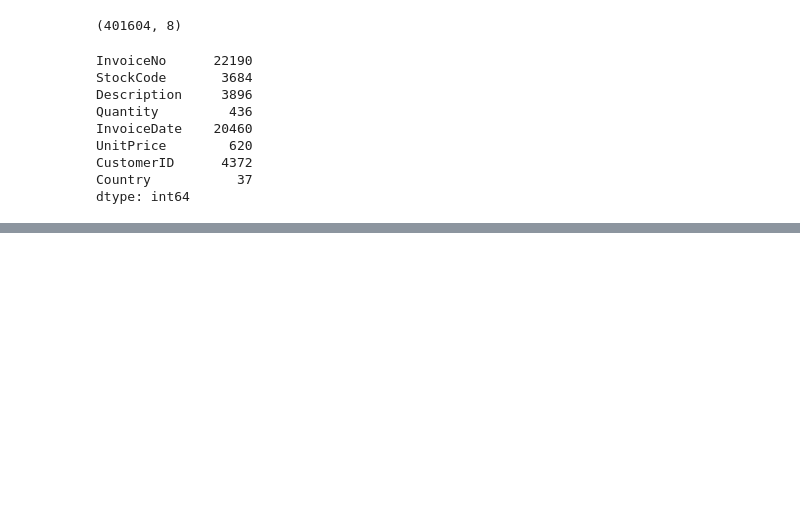
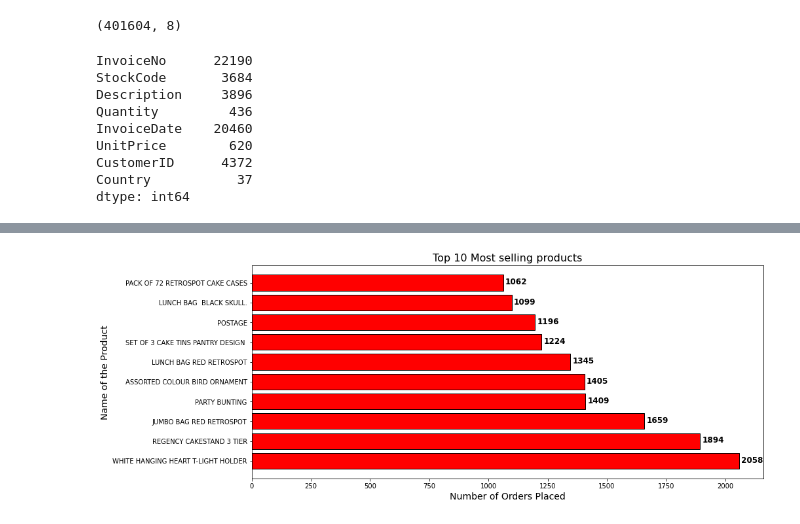
Before and after one commit to gopaljigupta45/Online_Retail_Customer_Segmentation, a Jupyter notebook: Online_Retail_Customer_Segmentation_Capstone_Project_GOPAL_JI_GUPTA_.ipynb, the cells around one changed output, grey strips where cells are left out. Cells and saved outputs as stored; diff of their text form; code cells hidden in the pictures; blank space fills up the shorter version.

```diff
--- a/Online_Retail_Customer_Segmentation_Capstone_Project_GOPAL_JI_GUPTA_.ipynb
+++ b/Online_Retail_Customer_Segmentation_Capstone_Project_GOPAL_JI_GUPTA_.ipynb
@@ -201,0 +261,19 @@ dtype: int64
+# %%
+# Lets plot top 10 best selling products. we need to store the counts in another df for plotting this.
+product_df = df['Description'].value_counts().reset_index().head(10)
+
+# Now lets plot the top 10 best selling products using a horizontal bar chart.
+fig, ax = plt.subplots(figsize = (14,6))
+graph = plt.barh(product_df['index'],product_df['Description'], color='r', edgecolor='black')
+
+# Setting the title and the x,y labels.
+plt.title('Top 10 Most selling products', fontsize=16)
+plt.xlabel('Number of Orders Placed', fontsize=14)
+plt.ylabel('Name of the Product', fontsize=14)
+
+# Annotating each bar for better readability.
+for p in graph.patches:
+    width = p.get_width()
+    plt.text(55+p.get_width(), p.get_y()+0.55*p.get_height(), '{:1.0f}'.format(width), ha='center', va='center', weight='bold', fontsize=12)
+# %% [output]
+[figure, added]
```
Also changed, not shown: parts of 17 cells of this notebook.
